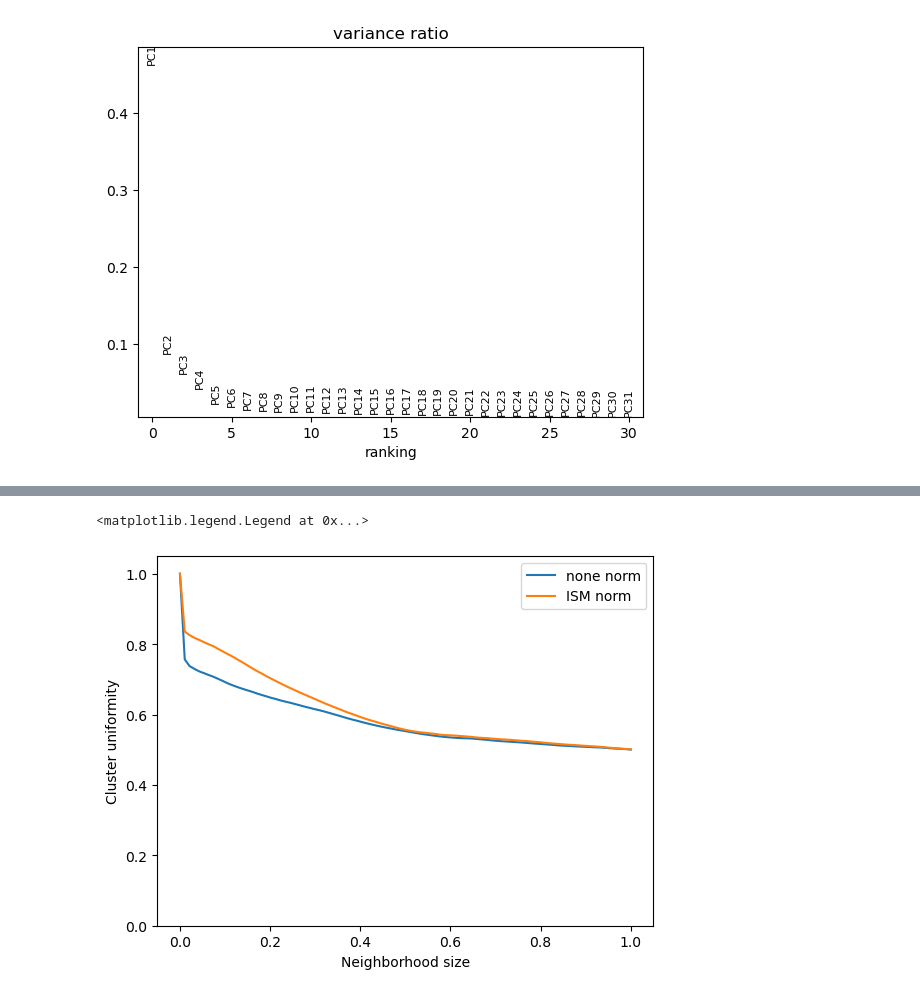
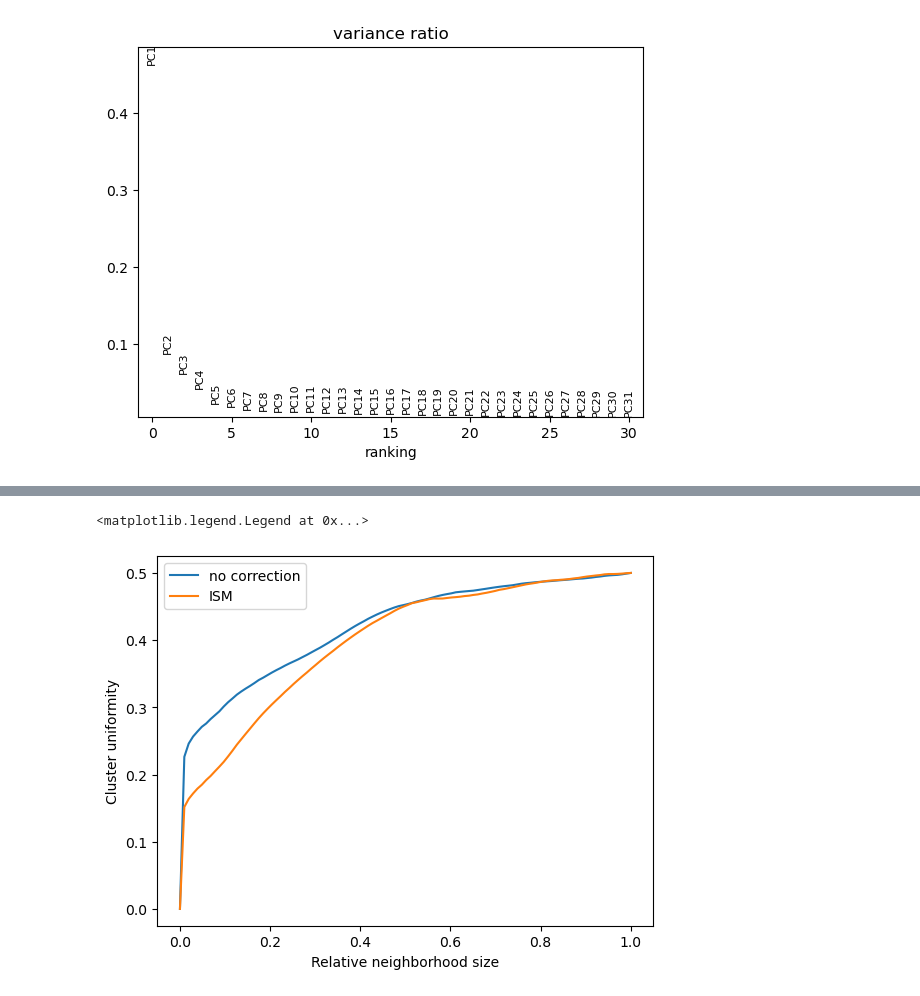
Before and after one commit to mariusrklein/FDA_project, a Jupyter notebook: correction_evaluation.ipynb, the cells around one changed output, grey strips where cells are left out. Cells and saved outputs as stored; diff of their text form; code cells hidden in the pictures.

```diff
--- a/correction_evaluation.ipynb
+++ b/correction_evaluation.ipynb
@@ -213,14 +220,19 @@ from joblib import Parallel, delayed
 import matplotlib.pyplot as plt
 from scipy.spatial import distance_matrix
 from tqdm import tqdm
+from itertools import chain
 
 
-def intermixing_metric(adata, ax, label, n_datapoints = 100, normalized = False, n_jobs = 6):
+def intermixing_metric(adata, ax, label, n_datapoints = 100, neighborhood_size = len(adata.obs), normalized = False, n_jobs = 6):
 
     dist_matrix = distance_matrix(adata.obsm["X_umap"], adata.obsm["X_umap"])
-    neighborhood_size = len(adata.obs)
+    #neighborhood_size = len(adata.obs)
     #sampling_range = np.unique(np.logspace(0, np.log10(neighborhood_size), n_datapoints).astype(int))
-    sampling_range = range(1, neighborhood_size, ceil(neighborhood_size / n_datapoints))
+
+    if n_datapoints == 1:
+        sampling_range = list(chain(*[neighborhood_size]))
+    else:
+        sampling_range = range(1, neighborhood_size, round(neighborhood_size / n_datapoints))
 
     norm_factors = adata.obs['celltype'].value_counts() / len(adata.obs) * len(adata.obs['celltype'].value_counts())
 
@@ -229,32 +241,36 @@ def intermixing_metric(adata, ax, label, n_datapoints = 100, normalized = False,
     def get_neighborhood_series(index, celltype):
         neighbors = pd.Series(dist_matrix[index], index=adata.obs['celltype']).sort_values()
         if normalized:
-            return [neighbors[:i].index.value_counts()[celltype] / i / norm_factors[celltype]  for i in sampling_range]
-        return [neighbors[:i].index.value_counts()[celltype] / i for i in sampling_range]
+            return [ 1 - (neighbors[:i].index.value_counts()[celltype] / i / norm_factors[celltype])  for i in sampling_range]
+        return [ 1 - (neighbors[:i].index.value_counts()[celltype] / i) for i in sampling_range]
 
     neighborhood_df = pd.DataFrame(Parallel(n_jobs=n_jobs)(delayed(get_neighborhood_series)(index, celltype) for index, celltype in tqdm(enumerate(adata.obs['celltype']))),
                                               columns=sampling_range, index=adata.obs['ObjectNumber'])
 
     summary = pd.concat([neighborhood_df.mean(axis=0), neighborhood_df.std(axis=0)], axis=1)
     summary.columns = ["mean", "sd"]
-    summary['neighborhood'] = np.linspace(0, 1, len(summary))
+    summary['rel_neighborhood'] = np.linspace(0, 1, len(summary))
 
-    ax.plot(summary.neighborhood, summary['mean'], label=label)
-    #ax.fill_between(summary.index, (summary['mean'] - summary['sd']), summary['mean'] + summary['sd'], alpha=0.2)
-    ax.set_ylim(0, 1.05)
+    ax.plot(summary.rel_neighborhood, summary['mean'], label=label)
+    # ax.fill_between(summary.index, (summary['mean'] - summary['sd']), summary['mean'] + summary['sd'], alpha=0.2)
+    # ax.set_ylim(0, 1.05)
     # ax.set_xscale('log')
-    ax.set_xlabel('Neighborhood size')
+    ax.set_xlabel('Relative neighborhood size')
     ax.set_ylabel('Cluster uniformity')
+
+    return summary
 # %%
 
 fig, ax = plt.subplots()
 
 # intermixing_metric(adata, ax, 'none')
 # intermixing_metric(adata_cor, ax, 'ISM')
-intermixing_metric(adata, ax, 'none norm', normalized=True)
-intermixing_metric(adata_cor, ax, 'ISM norm', normalized=True)
+intermixing_metric(adata, ax, 'no correction', normalized=True)
+intermixing_metric(adata_cor, ax, 'ISM', normalized=True)
+
+
 
 ax.legend()
 # %% [output]
 <matplotlib.legend.Legend at 0x...>
-[figure, old version]
+[figure, new version]
```
Also changed, not shown: parts of 6 cells of this notebook.
